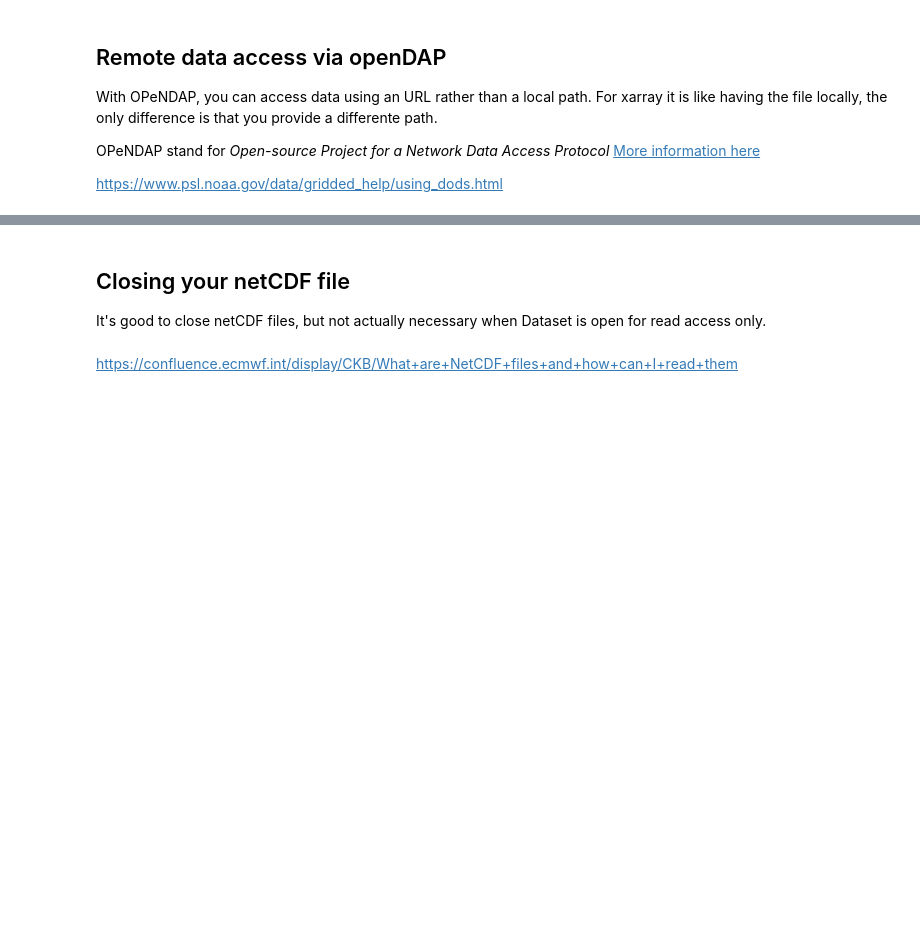
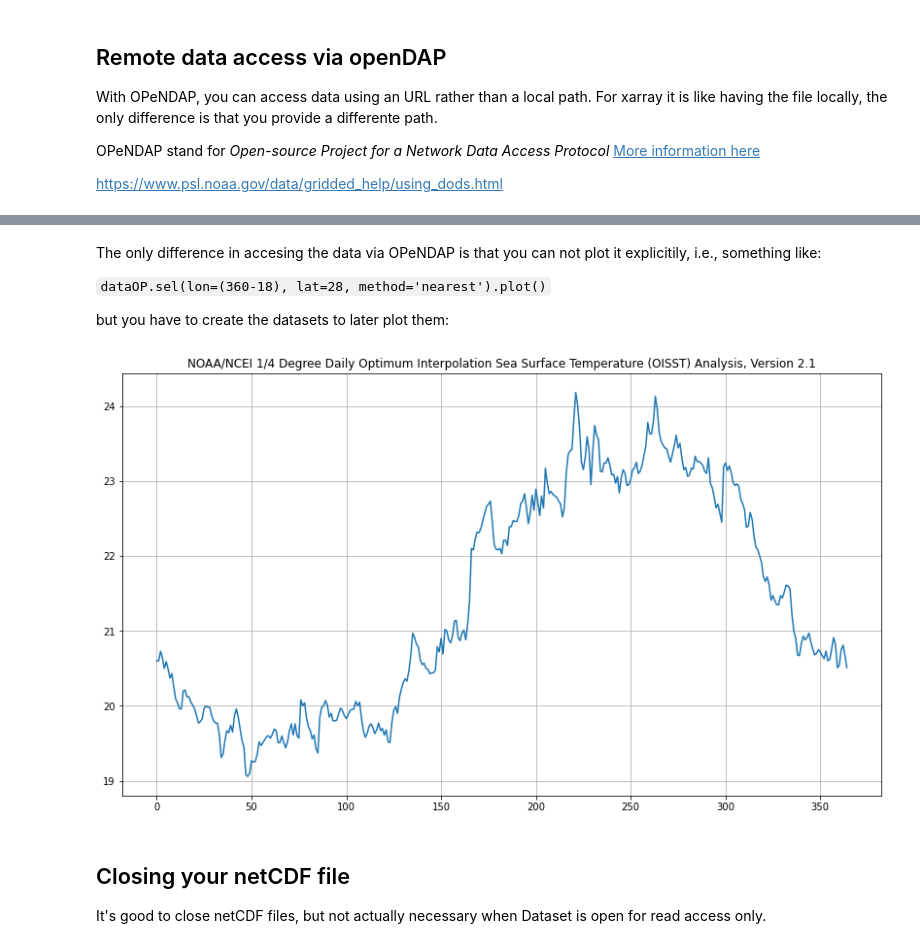
Before and after one commit to euroargodev/argoonlineschool, a Jupyter notebook: L02_BasicsOfnetCDF.ipynb, the cells around one changed output, grey strips where cells are left out. Saved outputs shown, nothing was run; the diff lists cells and outputs as text; code cells hidden in the pictures; blank space fills up the shorter version.

```diff
--- a/L02_BasicsOfnetCDF.ipynb
+++ b/L02_BasicsOfnetCDF.ipynb
@@ -278,5 +278,6 @@ OPeNDAP stand for *Open-source Project for a Network Data Access Protocol* [More
 
 https://www.psl.noaa.gov/data/gridded_help/using_dods.html
 # %%
-#dap_url="http://psl.noaa.gov/thredds/dodsC/Datasets/noaa.oisst.v2.highres/sst.day.mean.2019.nc"
-#data = xr.open_dataset(dap_url)
+dap_url="http://psl.noaa.gov/thredds/dodsC/Datasets/noaa.oisst.v2.highres/sst.day.mean.2019.nc"
+dataOP = xr.open_dataset(dap_url)
+dataOP
@@ -286,2 +303,16 @@ https://www.psl.noaa.gov/data/gridded_help/using_dods.html
+# %% [markdown]
+The only difference in accesing the data via OPeNDAP is that you can not plot it explicitily, i.e., something like:
+
+`dataOP.sel(lon=(360-18), lat=28, method='nearest').plot()`
+
+but you have to create the datasets to later plot them:
+# %%
+dataOPsubsampled=dataOP.sel(lon=(360-18), lat=28, method='nearest')
+fig, ax = plt.subplots(figsize=(14,8))
+ax.plot(dataOPsubsampled.sst)
+ax.set_title(dataOP.title)
+ax.grid()
+# %% [output]
+[figure, added]
 # %% [markdown]
 ## Closing your netCDF file
@@ -295,2 +321,0 @@ xrDS.close()
-# %% [markdown]
-https://confluence.ecmwf.int/display/CKB/What+are+NetCDF+files+and+how+can+I+read+them
```
Also changed, not shown: parts of 3 cells of this notebook, 7 other files.
